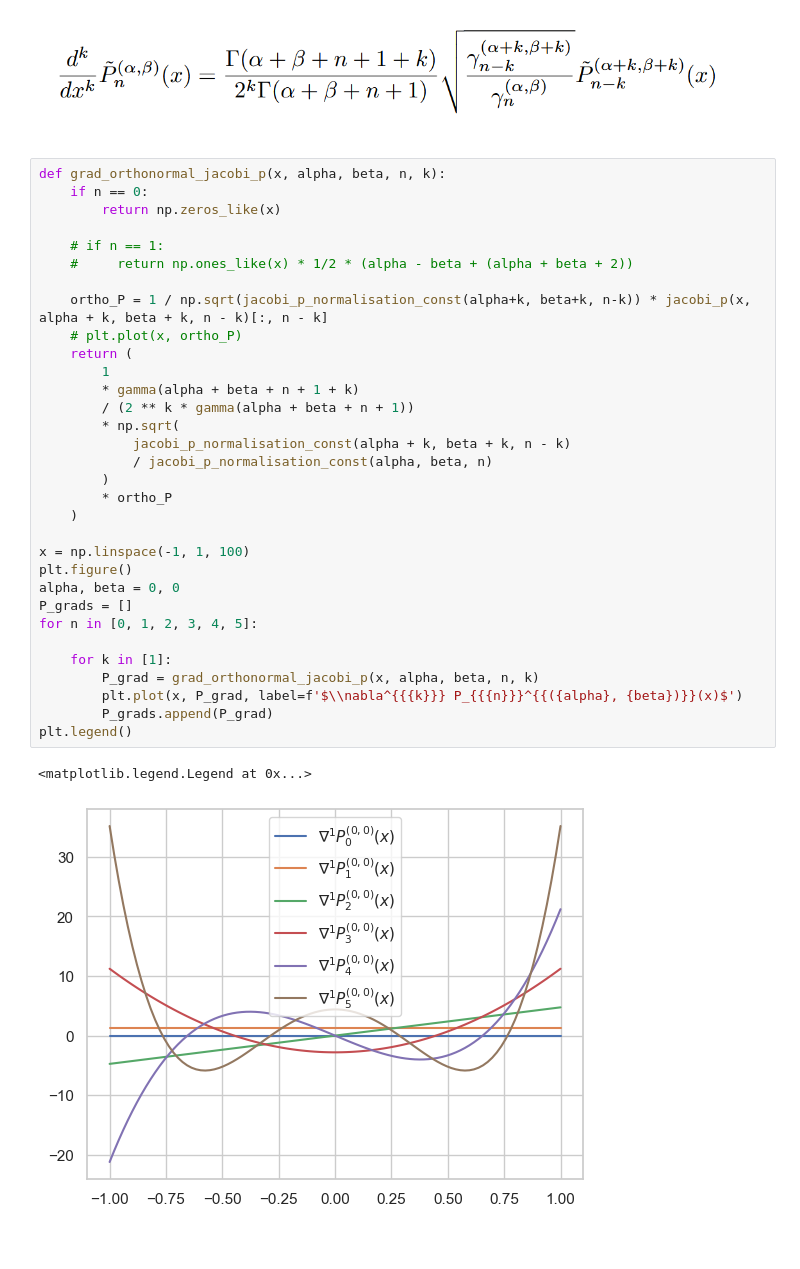
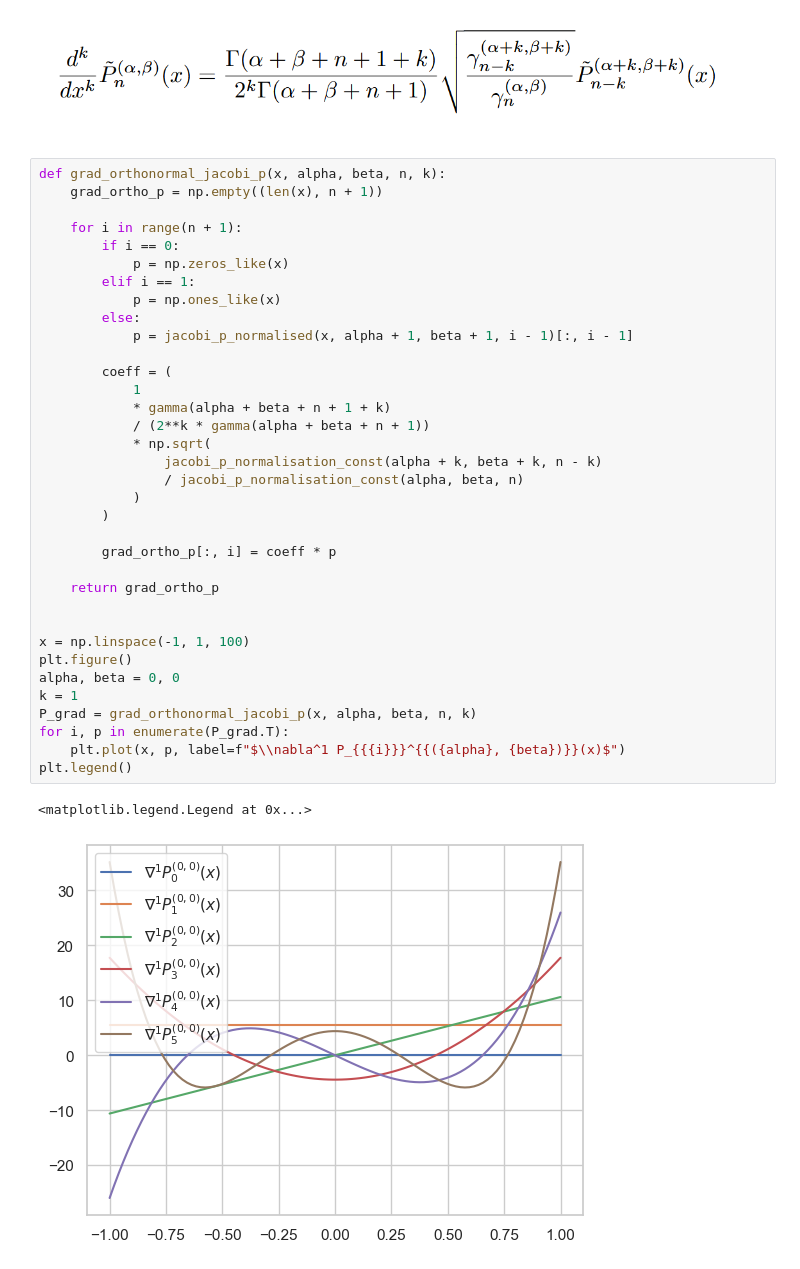
Before and after one commit to JeppeKlitgaard/02689-Advanced-Numerical-Methods, a Jupyter notebook: assignment_1/jk_2_polynomial.ipynb, the cells around one changed output. Drawn from its saved outputs; the diff is of its cells as text.

```diff
--- a/assignment_1/jk_2_polynomial.ipynb
+++ b/assignment_1/jk_2_polynomial.ipynb
@@ -311,38 +488,41 @@ Text(0.5, 1.0, 'Reconstruction error')
 ![image.png](attachment:image.png)
 # %% [markdown]
 ![image.png](attachment:image.png)
-# %%
-def grad_orthonormal_jacobi_p(x, alpha, beta, n, k):
-    if n == 0:
-        return np.zeros_like(x)
-
-    # if n == 1:
-    #     return np.ones_like(x) * 1/2 * (alpha - beta + (alpha + beta + 2))
-
-    ortho_P = 1 / np.sqrt(jacobi_p_normalisation_const(alpha+k, beta+k, n-k)) * jacobi_p(x, alpha + k, beta + k, n - k)[:, n - k]
-    # plt.plot(x, ortho_P)
-    return (
-        1
-        * gamma(alpha + beta + n + 1 + k)
-        / (2 ** k * gamma(alpha + beta + n + 1))
-        * np.sqrt(
-            jacobi_p_normalisation_const(alpha + k, beta + k, n - k)
-            / jacobi_p_normalisation_const(alpha, beta, n)
-        )
-        * ortho_P
-    )
-
-x = np.linspace(-1, 1, 100)
-plt.figure()
-alpha, beta = 0, 0
-P_grads = []
-for n in [0, 1, 2, 3, 4, 5]:
-
-    for k in [1]:
-        P_grad = grad_orthonormal_jacobi_p(x, alpha, beta, n, k)
-        plt.plot(x, P_grad, label=f'$\\nabla^{{{k}}} P_{{{n}}}^{{({alpha}, {beta})}}(x)$')
-        P_grads.append(P_grad)
-plt.legend()
-# %% [output]
-<matplotlib.legend.Legend at 0x...>
-[figure, removed]
+# %%
+def grad_orthonormal_jacobi_p(x, alpha, beta, n, k):
+    grad_ortho_p = np.empty((len(x), n + 1))
+
+    for i in range(n + 1):
+        if i == 0:
+            p = np.zeros_like(x)
+        elif i == 1:
+            p = np.ones_like(x)
+        else:
+            p = jacobi_p_normalised(x, alpha + 1, beta + 1, i - 1)[:, i - 1]
+
+        coeff = (
+            1
+            * gamma(alpha + beta + n + 1 + k)
+            / (2**k * gamma(alpha + beta + n + 1))
+            * np.sqrt(
+                jacobi_p_normalisation_const(alpha + k, beta + k, n - k)
+                / jacobi_p_normalisation_const(alpha, beta, n)
+            )
+        )
+
+        grad_ortho_p[:, i] = coeff * p
+
+    return grad_ortho_p
+
+
+x = np.linspace(-1, 1, 100)
+plt.figure()
+alpha, beta = 0, 0
+k = 1
+P_grad = grad_orthonormal_jacobi_p(x, alpha, beta, n, k)
+for i, p in enumerate(P_grad.T):
+    plt.plot(x, p, label=f"$\\nabla^1 P_{{{i}}}^{{({alpha}, {beta})}}(x)$")
+plt.legend()
+# %% [output]
+<matplotlib.legend.Legend at 0x...>
+[figure, added]
```
Also changed, not shown: parts of 13 cells of this notebook, 1 other file.
